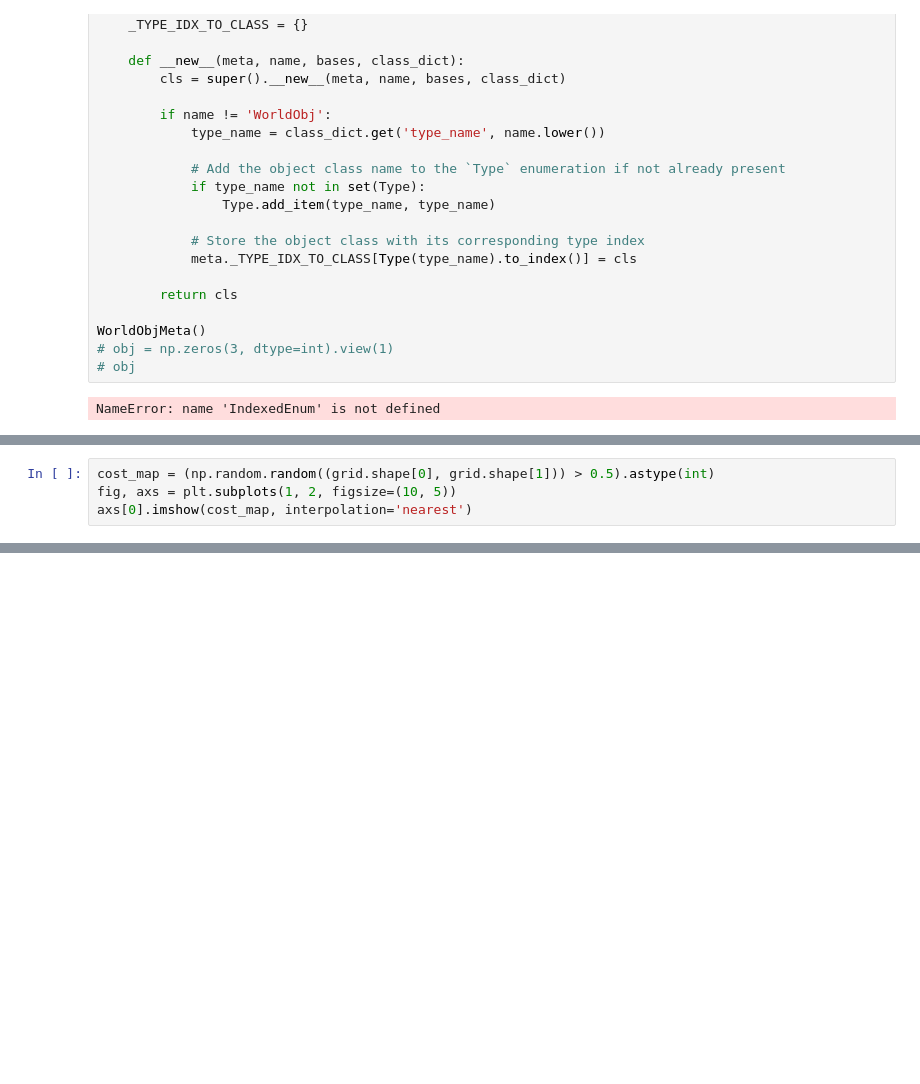
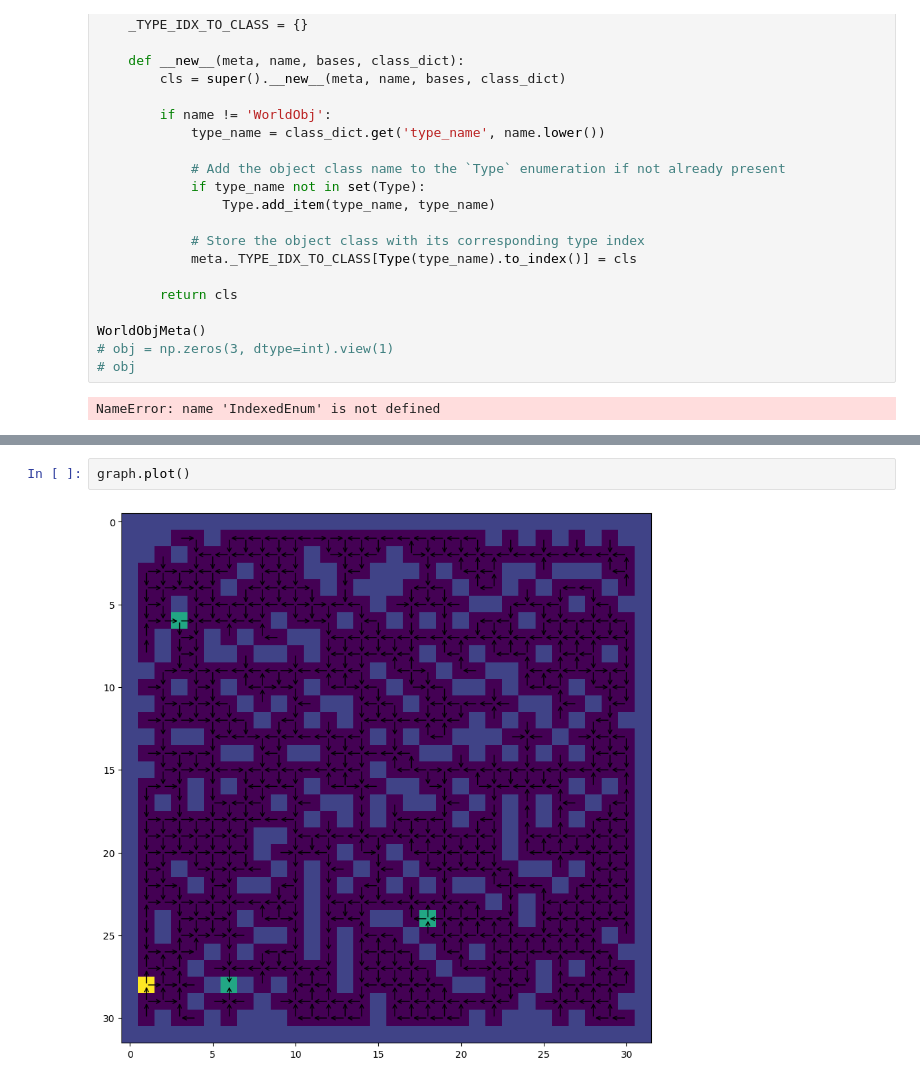
Before and after one commit to chen-yuan-zhang/agr_agents, a Jupyter notebook: tester.ipynb, the cells around one changed output, grey strips where cells are left out. Cells and saved outputs as stored; diff of their text form; blank space fills up the shorter version.

```diff
--- a/tester.ipynb
+++ b/tester.ipynb
@@ -392,4 +414,0 @@ axs[0].imshow(grid, interpolation='nearest')
-# %%
-cost_map = (np.random.random((grid.shape[0], grid.shape[1])) > 0.5).astype(int)
-fig, axs = plt.subplots(1, 2, figsize=(10, 5))
-axs[0].imshow(cost_map, interpolation='nearest')
@@ -471,0 +510,4 @@ idx = random.randint(0, 100)
+# %%
+graph.plot()
+# %% [output]
+[figure, added]
```
Also changed, not shown: parts of 12 cells of this notebook.
